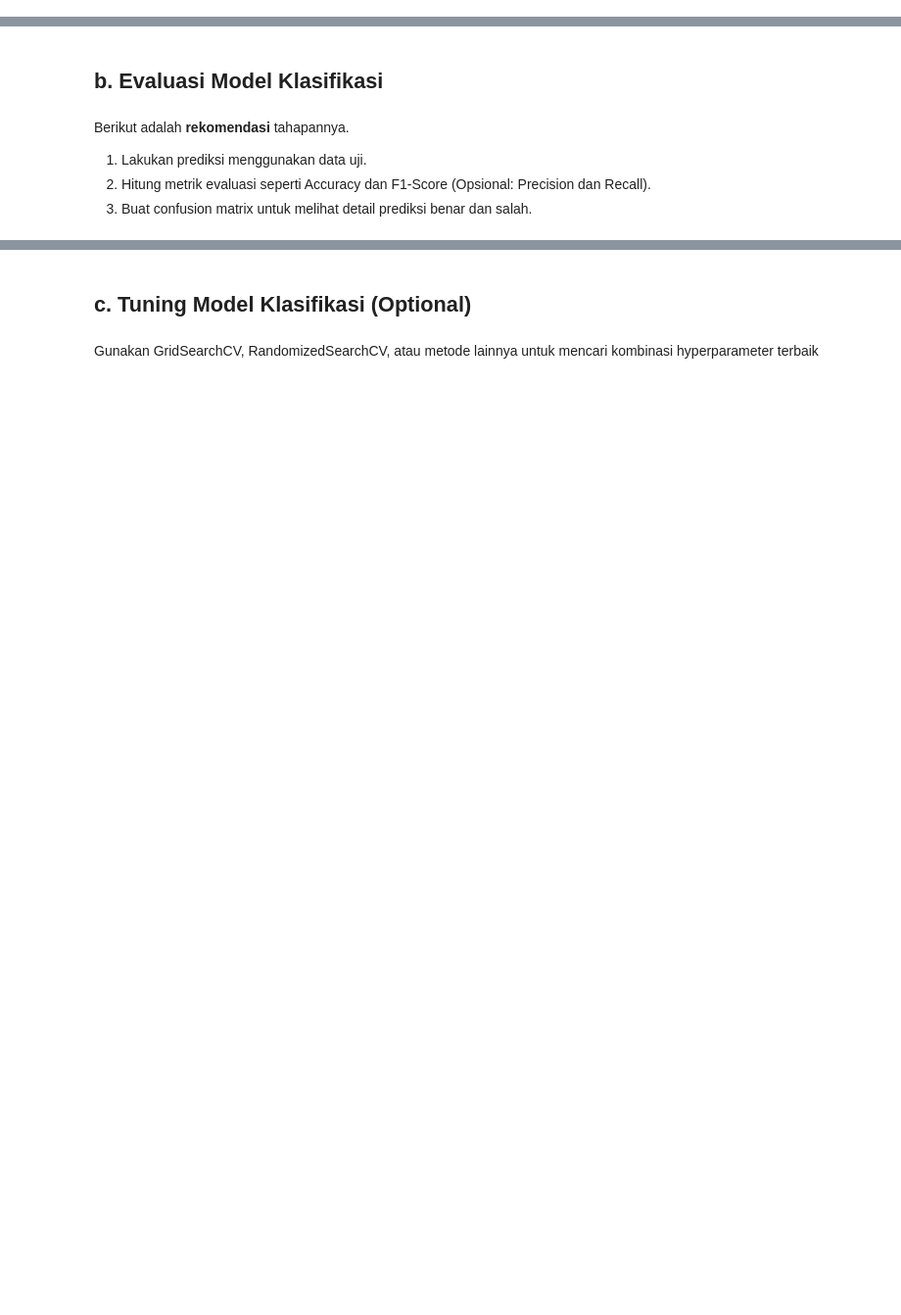
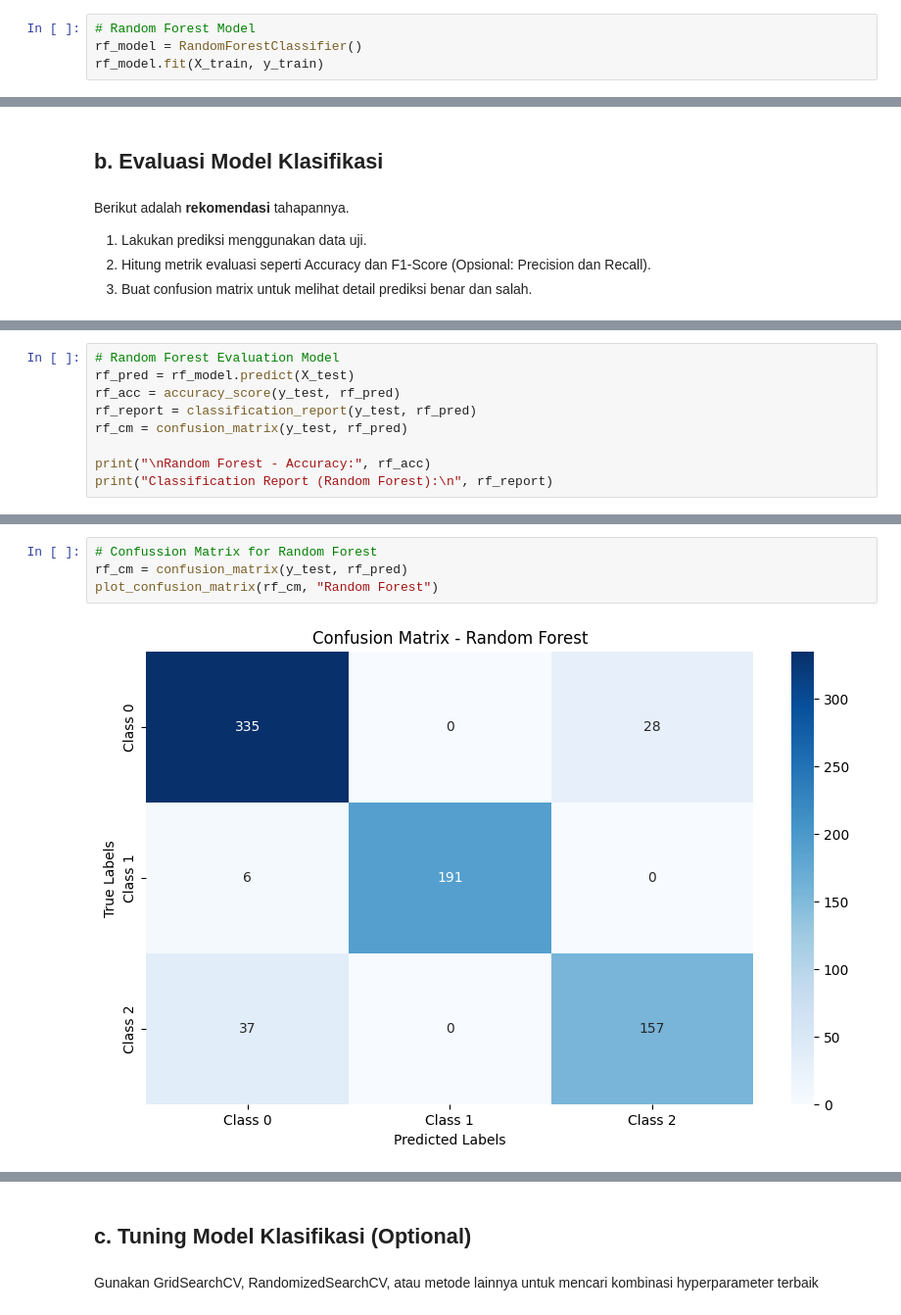
Before and after one commit to hayhalo/Project-Akhir-Belajar-ML-untuk-Pemula, a Jupyter notebook: [Klasifikasi]_Submission_Akhir_BMLP_Muhammad Husni Zahran Nugrahanto.ipynb, the cells around one changed output, grey strips where cells are left out. Shown at 98% size. Drawn from its saved outputs; the diff is of its cells as text; blank space fills up the shorter version.

```diff
--- a/[Klasifikasi]_Submission_Akhir_BMLP_Muhammad Husni Zahran Nugrahanto.ipynb
+++ b/[Klasifikasi]_Submission_Akhir_BMLP_Muhammad Husni Zahran Nugrahanto.ipynb
@@ -34,0 +123,4 @@ Tulis narasi atau penjelasan algoritma yang Anda gunakan.
+# %%
+# Random Forest Model
+rf_model = RandomForestClassifier()
+rf_model.fit(X_train, y_train)
@@ -45,0 +173,9 @@ Tulis hasil evaluasi algoritma yang digunakan, jika Anda menggunakan 2 algoritma
+# %%
+# Random Forest Evaluation Model
+rf_pred = rf_model.predict(X_test)
+rf_acc = accuracy_score(y_test, rf_pred)
+rf_report = classification_report(y_test, rf_pred)
+rf_cm = confusion_matrix(y_test, rf_pred)
+
+print("\nRandom Forest - Accuracy:", rf_acc)
+print("Classification Report (Random Forest):\n", rf_report)
@@ -45,0 +194,6 @@ Tulis hasil evaluasi algoritma yang digunakan, jika Anda menggunakan 2 algoritma
+# %%
+# Confussion Matrix for Random Forest
+rf_cm = confusion_matrix(y_test, rf_pred)
+plot_confusion_matrix(rf_cm, "Random Forest")
+# %% [output]
+[figure, added]
```
Also changed, not shown: parts of 28 cells of this notebook.
